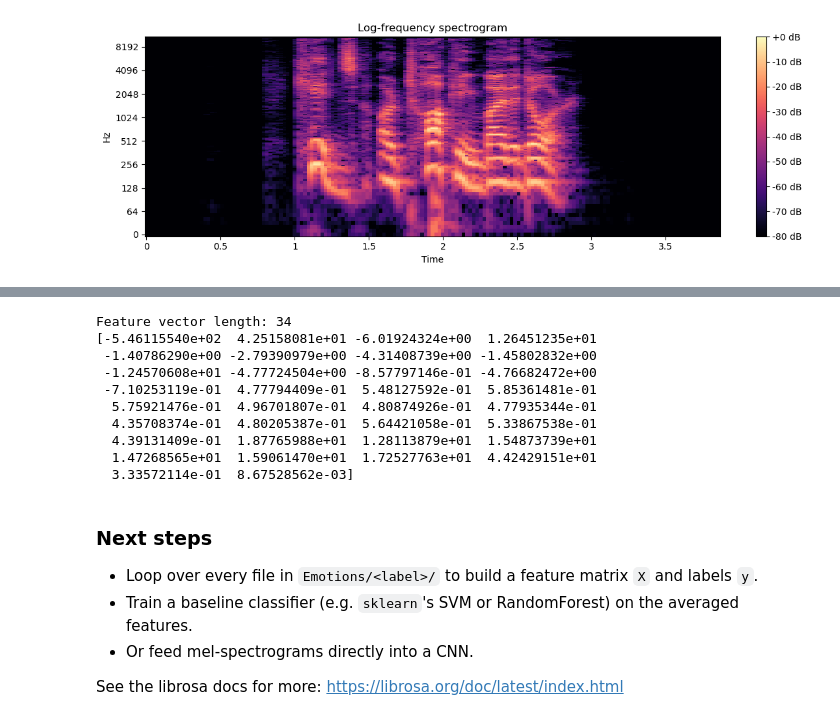
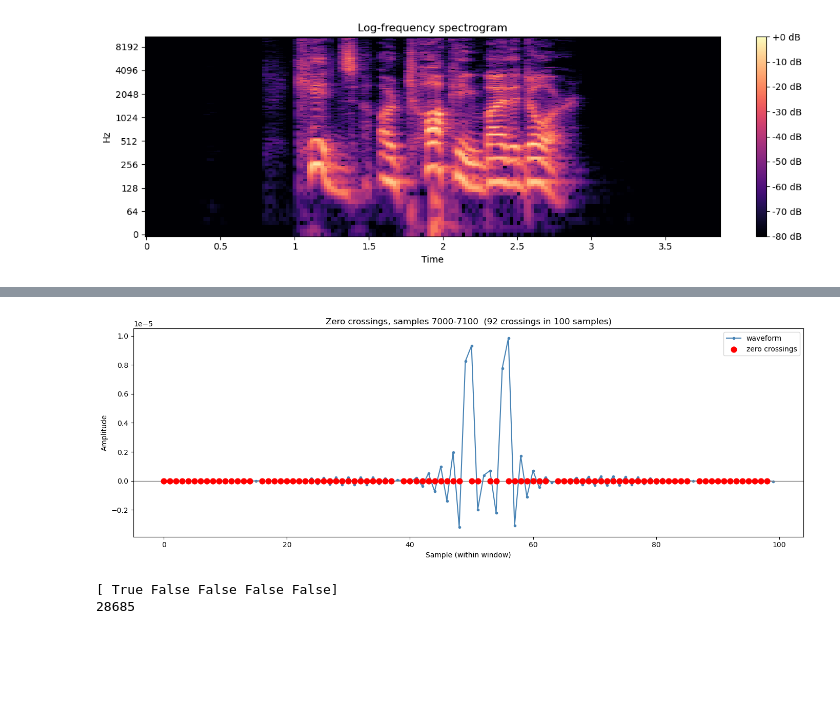
Before and after one commit to ethan27625/Group-1---Capstone, a Jupyter notebook: Notebooks/Librosa.ipynb, the cells around one changed output, grey strips where cells are left out. Saved outputs shown, nothing was run; the diff lists cells and outputs as text; code cells hidden in the pictures; blank space fills up the shorter version.

```diff
--- a/Notebooks/Librosa.ipynb
+++ b/Notebooks/Librosa.ipynb
@@ -122,39 +115,29 @@ features across time. This is a handy starting point for a classifier.
-# %%
-def extract_features(path, sr=22050, n_mfcc=13):
-    """Load a wav file and return a 1-D feature vector (time-averaged)."""
-    y, sr = librosa.load(path, sr=sr)
-    mfccs    = librosa.feature.mfcc(y=y, sr=sr, n_mfcc=n_mfcc)
-    chroma   = librosa.feature.chroma_stft(y=y, sr=sr)
-    contrast = librosa.feature.spectral_contrast(y=y, sr=sr)
-    zcr      = librosa.feature.zero_crossing_rate(y)
-    rms      = librosa.feature.rms(y=y)
-    return np.concatenate([
-        mfccs.mean(axis=1),
-        chroma.mean(axis=1),
-        contrast.mean(axis=1),
-        zcr.mean(axis=1),
-        rms.mean(axis=1),
-    ])
-
-features = extract_features(audio_path)
-print("Feature vector length:", features.shape[0])
-print(features)
-# %% [output]
-Feature vector length: 34
-[-5.46115540e+02  4.25158081e+01 -6.01924324e+00  1.26451235e+01
- -1.40786290e+00 -2.79390979e+00 -4.31408739e+00 -1.45802832e+00
- -1.24570608e+01 -4.77724504e+00 -8.57797146e-01 -4.76682472e+00
- -7.10253119e-01  4.77794409e-01  5.48127592e-01  5.85361481e-01
-  5.75921476e-01  4.96701807e-01  4.80874926e-01  4.77935344e-01
-  4.35708374e-01  4.80205387e-01  5.64421058e-01  5.33867538e-01
-  4.39131409e-01  1.87765988e+01  1.28113879e+01  1.54873739e+01
-  1.47268565e+01  1.59061470e+01  1.72527763e+01  4.42429151e+01
-  3.33572114e-01  8.67528562e-03]
-# %% [markdown]
-### Next steps
-
-- Loop over every file in `Emotions/<label>/` to build a feature matrix `X` and labels `y`.
-- Train a baseline classifier (e.g. `sklearn`'s SVM or RandomForest) on the averaged features.
-- Or feed mel-spectrograms directly into a CNN.
-
-See the librosa docs for more: https://librosa.org/doc/latest/index.html
+# %%
+# Plot a short interval of the real sample and mark every zero crossing.
+n0, n1 = 7000, 7100          # 100-sample window — adjust to zoom in/out
+seg = y[n0:n1]
+
+# indices (within the window) where the sign flips = zero crossings
+crossings = np.where(np.diff(np.sign(seg)))[0]
+
+plt.figure(figsize=(14, 5))
+plt.plot(seg, marker="o", ms=3, color="steelblue", label="waveform")
+plt.axhline(0, color="gray", lw=1)                         # the "0" line
+plt.scatter(crossings, np.zeros_like(crossings), color="red",
+            s=60, zorder=3, label="zero crossings")
+plt.title(f"Zero crossings, samples {n0}-{n1}  "
+          f"({len(crossings)} crossings in {n1 - n0} samples)")
+plt.xlabel("Sample (within window)")
+plt.ylabel("Amplitude")
+plt.legend()
+plt.tight_layout()
+plt.show()
+# %% [output]
+[figure, added]
+# %%
+zc = librosa.zero_crossings(y)     # shape (85346,) — one bool per sample
+print(zc[:5])
+print(zc.sum())
+# %% [output]
+[ True False False False False]
+28685
```
Also changed, not shown: parts of 19 cells of this notebook.
